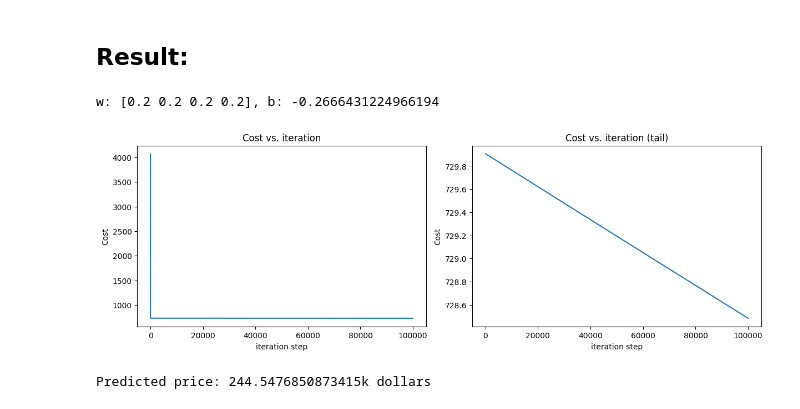
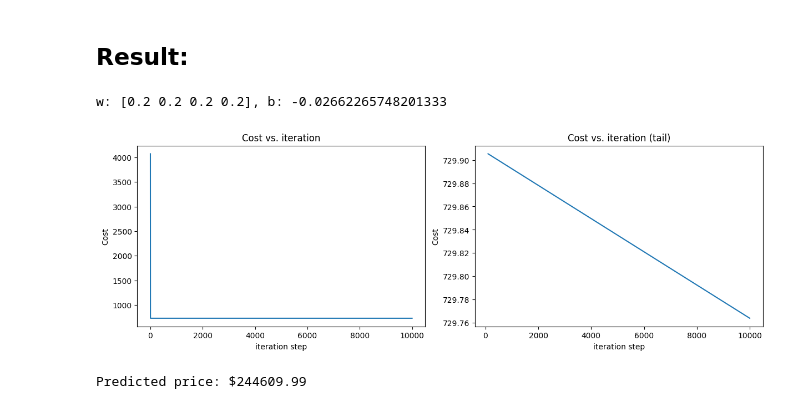
Before and after one commit to lochuung/machine-learning-lab, a Jupyter notebook: 1-Supervised-Learning/1_Multiple_Variable_Linear_Regression.ipynb, the cells around one changed output. Drawn from its saved outputs; the diff is of its cells as text; code cells hidden in the pictures.

```diff
--- a/1-Supervised-Learning/1_Multiple_Variable_Linear_Regression.ipynb
+++ b/1-Supervised-Learning/1_Multiple_Variable_Linear_Regression.ipynb
@@ -119,25 +119,25 @@ def gradient_descent(x, y, w, b, cost_function, gradient_function, alpha, num_it
 # %%
 b_init = 785.1811367994083
 w_init = np.array([ 0.39133535, 18.75376741, -53.36032453, -26.42131618])
 
 w, b, J_hist =gradient_descent(X_train, y_train, w = np.zeros_like(w_init), b = .0,
                  cost_function = cost, gradient_function = gradient,
-                 alpha = 5.0e-7, num_iters = 100000)
+                 alpha = 5.0e-7, num_iters = 10000)
 print(f"w: {w}, b: {b}")
 # plot cost versus iteration
 fig, (ax1, ax2) = plt.subplots(1, 2, constrained_layout=True, figsize=(12, 4))
 ax1.plot(J_hist)
 ax2.plot(100 + np.arange(len(J_hist[100:])), J_hist[100:])
 ax1.set_title("Cost vs. iteration");  ax2.set_title("Cost vs. iteration (tail)")
 ax1.set_ylabel('Cost')             ;  ax2.set_ylabel('Cost')
 ax1.set_xlabel('iteration step')   ;  ax2.set_xlabel('iteration step')
 plt.show()
 # %% [output]
-w: [0.2 0.2 0.2 0.2], b: -0.2666431224966194
+w: [0.2 0.2 0.2 0.2], b: -0.02662265748201333
-[figure, old version]
+[figure, new version]
 # %%
 # predict a house with 1200 sqft, 3 bedrooms, 1 floor, 40 years old.
 feature = [1200, 3, 1, 40]
-print(f"Predicted price: {predict(feature, w, b)}k dollars")
+print(f"Predicted price: ${predict(feature, w, b)*1000:.2f}")
 # %% [output]
-Predicted price: 244.5476850873415k dollars
+Predicted price: $244609.99
```
Also changed, not shown: 26 other files.
